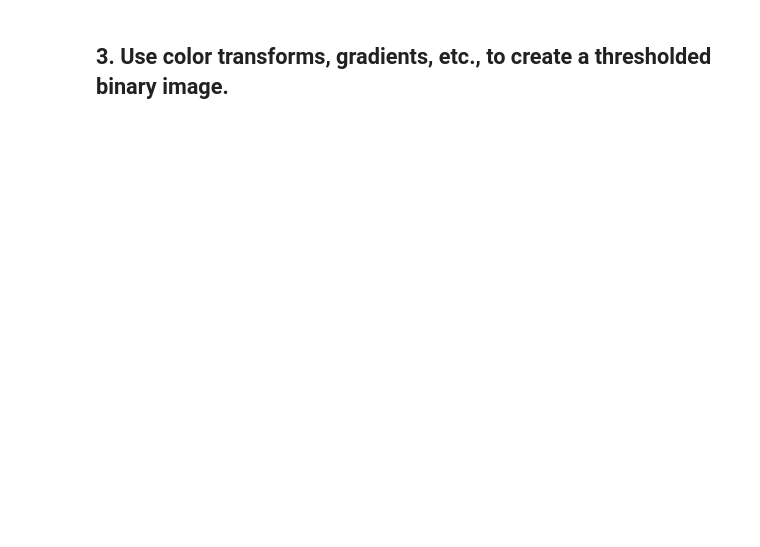
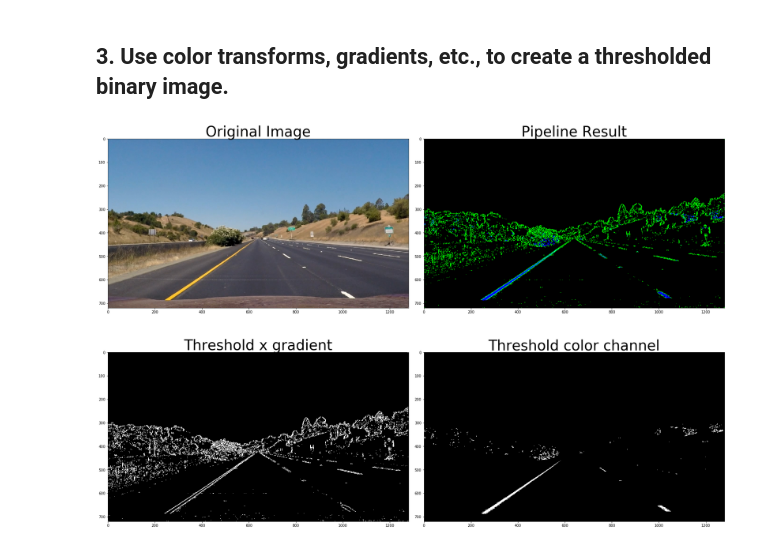
Before and after one commit to tsenying/CarND-Advanced-Lane-Lines, a Jupyter notebook: AdvancedLaneFinding.ipynb, the cells around one changed output. Saved outputs shown, nothing was run; the diff lists cells and outputs as text; code cells hidden in the pictures; blank space fills up the shorter version.

Commit message:
separate out color and gradient function

```diff
--- a/AdvancedLaneFinding.ipynb
+++ b/AdvancedLaneFinding.ipynb
@@ -147,0 +141,31 @@ plt.subplots_adjust(left=0., right=1, top=0.9, bottom=0.)
+# %%
+import matplotlib.pyplot as plt
+import matplotlib.image as mpimg
+
+%matplotlib inline
+
+# NOTE jpg and png format pixel values are different ranges? jpg = 8bit?
+# image = mpimg.imread('./signs_vehicles_xygrad.png')
+image = mpimg.imread('./test_images/straight_lines1.jpg')
+
+result, sxbinary, s_binary = colorAndGradientThresholdBinary(image)
+
+# Plot the result
+f, axes = plt.subplots(2, 2, squeeze=False, figsize=(24, 18))
+f.tight_layout()
+
+axes[0][0].imshow(image)
+axes[0][0].set_title('Original Image', fontsize=40)
+
+axes[0][1].imshow(result)
+axes[0][1].set_title('Pipeline Result', fontsize=40)
+
+axes[1][0].imshow(sxbinary, cmap='gray')
+axes[1][0].set_title('Threshold x gradient', fontsize=40)
+
+axes[1][1].imshow(s_binary, cmap='gray')
+axes[1][1].set_title('Threshold color channel', fontsize=40)
+
+plt.subplots_adjust(left=0., right=1, top=0.9, bottom=0.)
+# %% [output]
+[figure, added]
```
Also changed, not shown: parts of 2 cells of this notebook.
